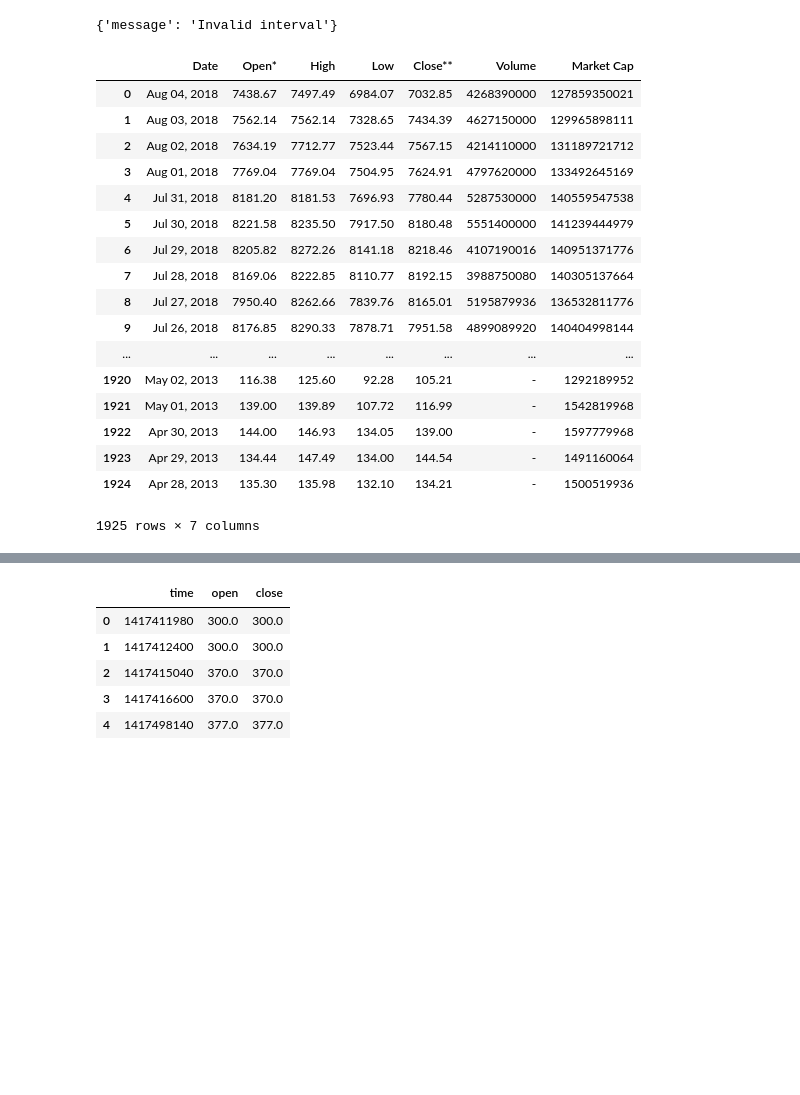
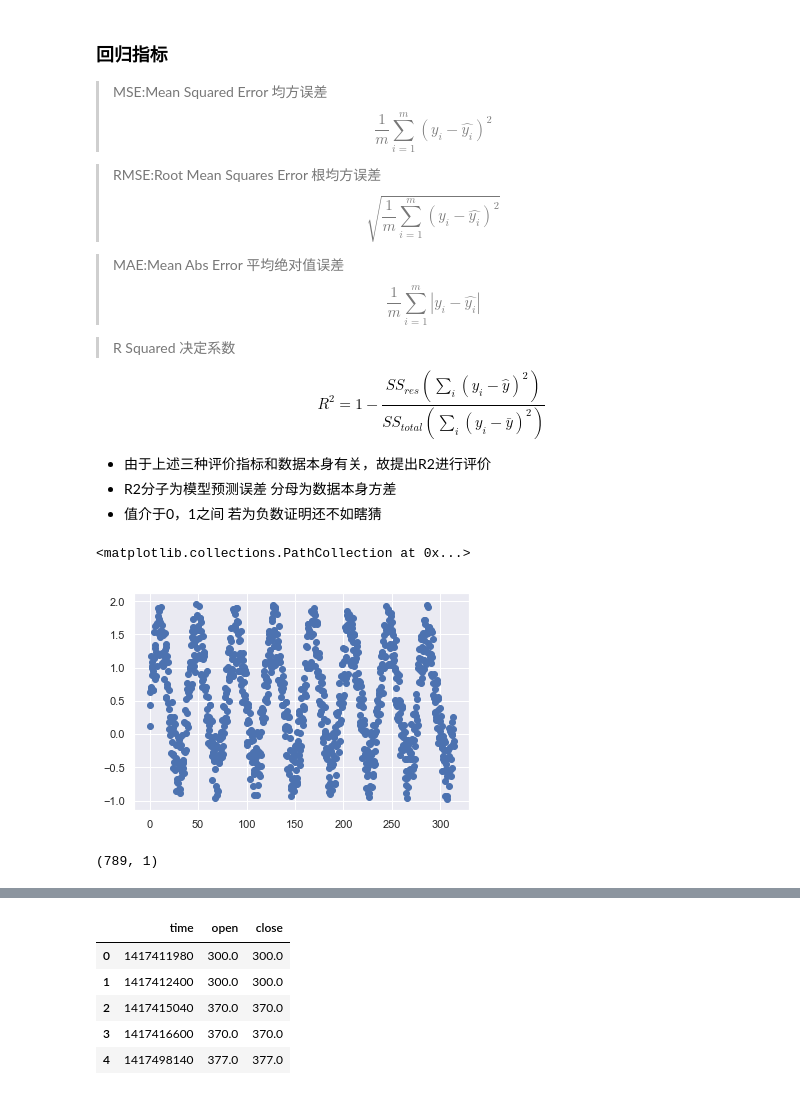
Before and after one commit to Alexzsh/ICOSpider, a Jupyter notebook: btc/process.ipynb, the cells around one changed output, grey strips where cells are left out. Cells and saved outputs as stored; diff of their text form; code cells hidden in the pictures; blank space fills up the shorter version.

```diff
--- a/btc/process.ipynb
+++ b/btc/process.ipynb
@@ -7 +5,22 @@ print(urllib.urlopen('https://api.ipify.org/?format=json').read())
+# %% [markdown]
+### 回归指标
+
+> MSE:Mean Squared Error 均方误差
+$$\frac{1}{m} \sum_{i=1}^{m} (y_i-\hat{y_i})^2$$
+
+> RMSE:Root Mean Squares Error 根均方误差
+$$\sqrt{\frac{1}{m} \sum_{i=1}^{m} (y_i-\hat{y_i})^2}$$
+
+> MAE:Mean Abs Error 平均绝对值误差
+$$ {\frac{1}{m} \sum_{i=1}^{m}\left |y_i-\hat{y_i} \right |} $$
+
+> R Squared 决定系数
+
+$$
+R^2 = 1 - \frac{ SS_{res}(\sum_{i}{(y_i-\hat{y})^2}) }{ SS_{total}(\sum_{i}{(y_i-\bar{y})^2}) }
+$$
+
+- 由于上述三种评价指标和数据本身有关，故提出R2进行评价
+- R2分子为模型预测误差 分母为数据本身方差
+ - 值介于0，1之间 若为负数证明还不如瞎猜
 # %%
@@ -15,28 +32,9 @@ import gdax
-# %%
-pc=gdax.PublicClient()
-data=pc.get_product_historic_rates(product_id='ETH-BTC',start=1439014500,end=9999999999,granularity=3600)
-data
-# %% [output]
-{'message': 'Invalid interval'}
-# %%
-bitcoin_market_info = pd.read_html("https://coinmarketcap.com/currencies/bitcoin/historical-data/?start=20130428&end="+time.strftime("%Y%m%d"))[0]
-bitcoin_market_info = bitcoin_market_info.assign(Date=pd.to_datetime(bitcoin_market_info['Date']))
-# %% [output]
-|  | Date | Open* | High | Low | Close** | Volume | Market Cap |
-| 0 | Aug 04, 2018 | 7438.67 | 7497.49 | 6984.07 | 7032.85 | 4268390000 | 127859350021 |
-| 1 | Aug 03, 2018 | 7562.14 | 7562.14 | 7328.65 | 7434.39 | 4627150000 | 129965898111 |
-| 2 | Aug 02, 2018 | 7634.19 | 7712.77 | 7523.44 | 7567.15 | 4214110000 | 131189721712 |
-| 3 | Aug 01, 2018 | 7769.04 | 7769.04 | 7504.95 | 7624.91 | 4797620000 | 133492645169 |
-| 4 | Jul 31, 2018 | 8181.20 | 8181.53 | 7696.93 | 7780.44 | 5287530000 | 140559547538 |
-| 5 | Jul 30, 2018 | 8221.58 | 8235.50 | 7917.50 | 8180.48 | 5551400000 | 141239444979 |
-| 6 | Jul 29, 2018 | 8205.82 | 8272.26 | 8141.18 | 8218.46 | 4107190016 | 140951371776 |
-| 7 | Jul 28, 2018 | 8169.06 | 8222.85 | 8110.77 | 8192.15 | 3988750080 | 140305137664 |
-| 8 | Jul 27, 2018 | 7950.40 | 8262.66 | 7839.76 | 8165.01 | 5195879936 | 136532811776 |
-| 9 | Jul 26, 2018 | 8176.85 | 8290.33 | 7878.71 | 7951.58 | 4899089920 | 140404998144 |
-| ... | ... | ... | ... | ... | ... | ... | ... |
-| 1920 | May 02, 2013 | 116.38 | 125.60 | 92.28 | 105.21 | - | 1292189952 |
-| 1921 | May 01, 2013 | 139.00 | 139.89 | 107.72 | 116.99 | - | 1542819968 |
-| 1922 | Apr 30, 2013 | 144.00 | 146.93 | 134.05 | 139.00 | - | 1597779968 |
-| 1923 | Apr 29, 2013 | 134.44 | 147.49 | 134.00 | 144.54 | - | 1491160064 |
-| 1924 | Apr 28, 2013 | 135.30 | 135.98 | 132.10 | 134.21 | - | 1500519936 |
-1925 rows × 7 columns
+# %%
+d=1000
+x=np.linspace(0,100*np.pi,d)
+noise=np.random.random((d,1))
+y=np.sin(x/2/np.pi).reshape(d,1)+noise
+plt.scatter(x,y)
+# %% [output]
+<matplotlib.collections.PathCollection at 0x...>
+[figure, added]
@@ -42,0 +59,4 @@ bitcoin_market_info = bitcoin_market_info.assign(Date=pd.to_datetime(bitcoin_mar
+# %%
+y_train.shape
+# %% [output]
+(789, 1)
```
Also changed, not shown: parts of 25 cells of this notebook, 3 other files.
